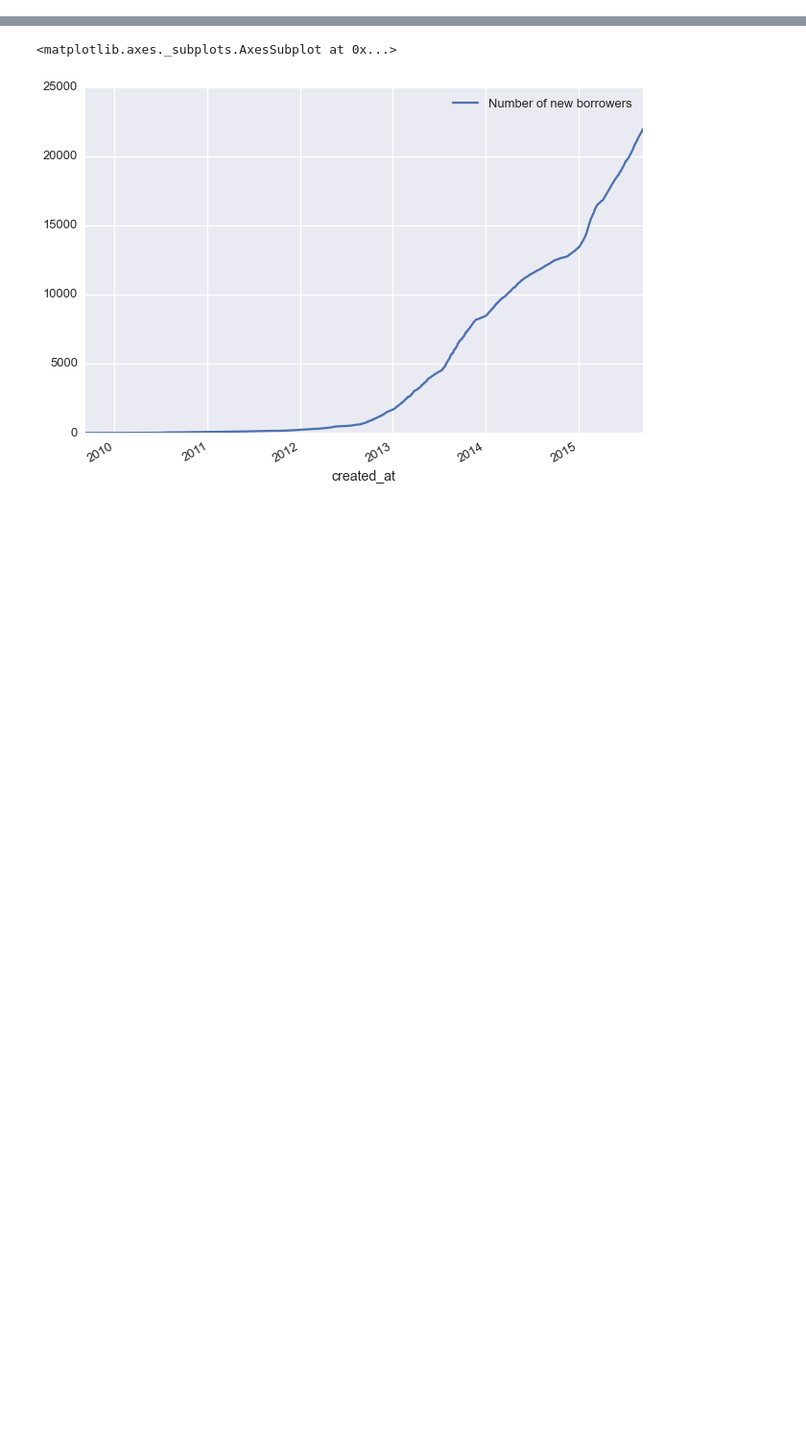
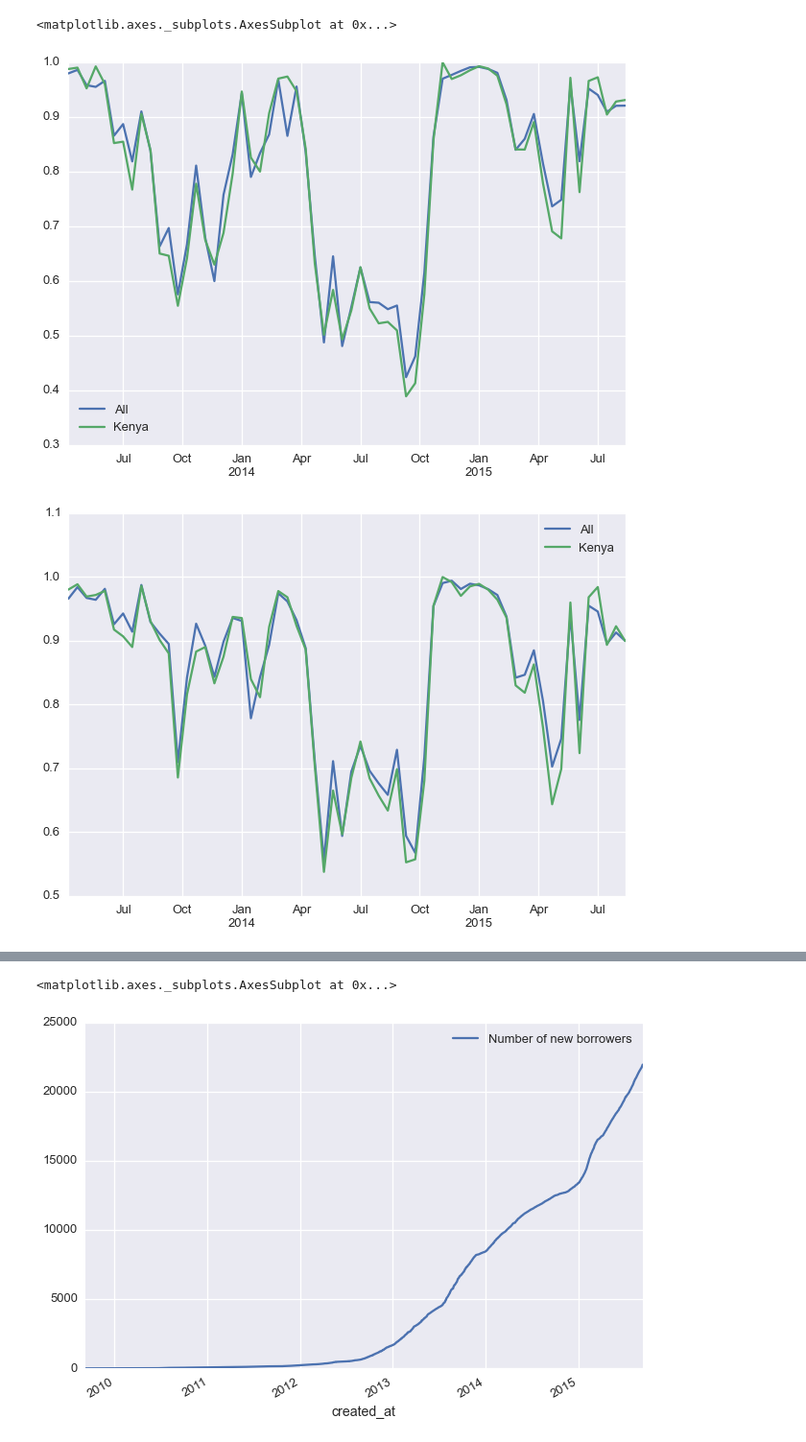
Before and after one commit to glenday/Zidisha, a Jupyter notebook: ZidishaApp/app/Zidisha_organization_by_country.ipynb, the cells around one changed output, grey strips where cells are left out. Shown at 96% size. Saved outputs shown, nothing was run; the diff lists cells and outputs as text; code cells hidden in the pictures; blank space fills up the shorter version.

```diff
--- a/ZidishaApp/app/Zidisha_organization_by_country.ipynb
+++ b/ZidishaApp/app/Zidisha_organization_by_country.ipynb
@@ -90,0 +131,7 @@ df_max_first_loan = load_Zidisha.max_new_loan_size(time_bins_center)
+# %%
+df_secured_fraction[['All','Kenya']].plot()
+df_fund_rate[['All','Kenya']].plot()
+# %% [output]
+<matplotlib.axes._subplots.AxesSubplot at 0x...>
+[figure, added]
+[figure, added]
```
Also changed, not shown: parts of 18 cells of this notebook, 4 other files.
